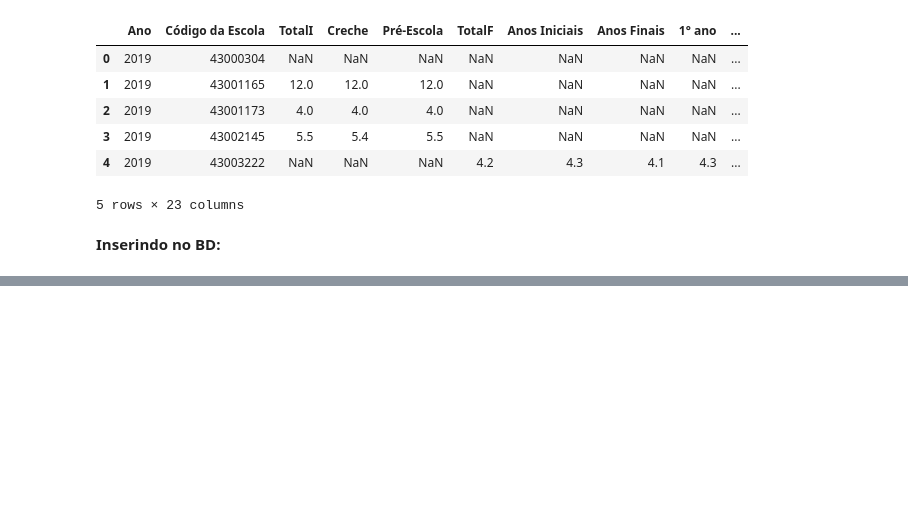
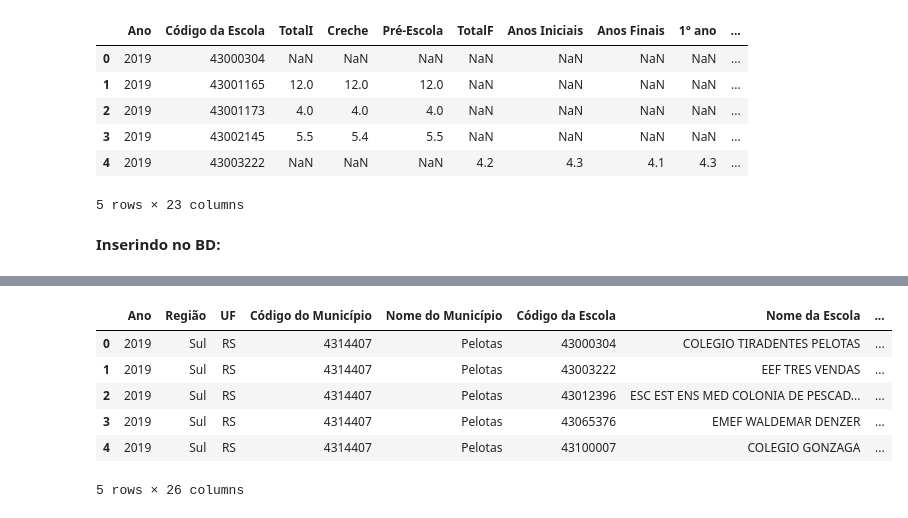
Before and after one commit to MBrugnaroto/UFPEL-School-Data-Collection-Pelotas, a Jupyter notebook: Scripts/INEP/ETLIndicadoresEducacionais.ipynb, the cells around one changed output, grey strips where cells are left out. Cells and saved outputs as stored; diff of their text form; code cells hidden in the pictures; blank space fills up the shorter version.

```diff
--- a/Scripts/INEP/ETLIndicadoresEducacionais.ipynb
+++ b/Scripts/INEP/ETLIndicadoresEducacionais.ipynb
@@ -392,0 +421,11 @@ collection.find_one({"Código INEP": 43000304})
+# %%
+distortionRate_Pelotas = filterPelotas(distortionRate)
+distortionRate_Pelotas.head()
+# %% [output]
+|  | Ano | Região | UF | Código do Município | Nome do Município | Código da Escola | Nome da Escola | ... |
+| 0 | 2019 | Sul | RS | 4314407 | Pelotas | 43000304 | COLEGIO TIRADENTES PELOTAS | ... |
+| 1 | 2019 | Sul | RS | 4314407 | Pelotas | 43003222 | EEF TRES VENDAS | ... |
+| 2 | 2019 | Sul | RS | 4314407 | Pelotas | 43012396 | ESC EST ENS MED COLONIA DE PESCAD... | ... |
+| 3 | 2019 | Sul | RS | 4314407 | Pelotas | 43065376 | EMEF WALDEMAR DENZER | ... |
+| 4 | 2019 | Sul | RS | 4314407 | Pelotas | 43100007 | COLEGIO GONZAGA | ... |
+5 rows × 26 columns
```
Also changed, not shown: parts of 19 cells of this notebook, 1 other file.
